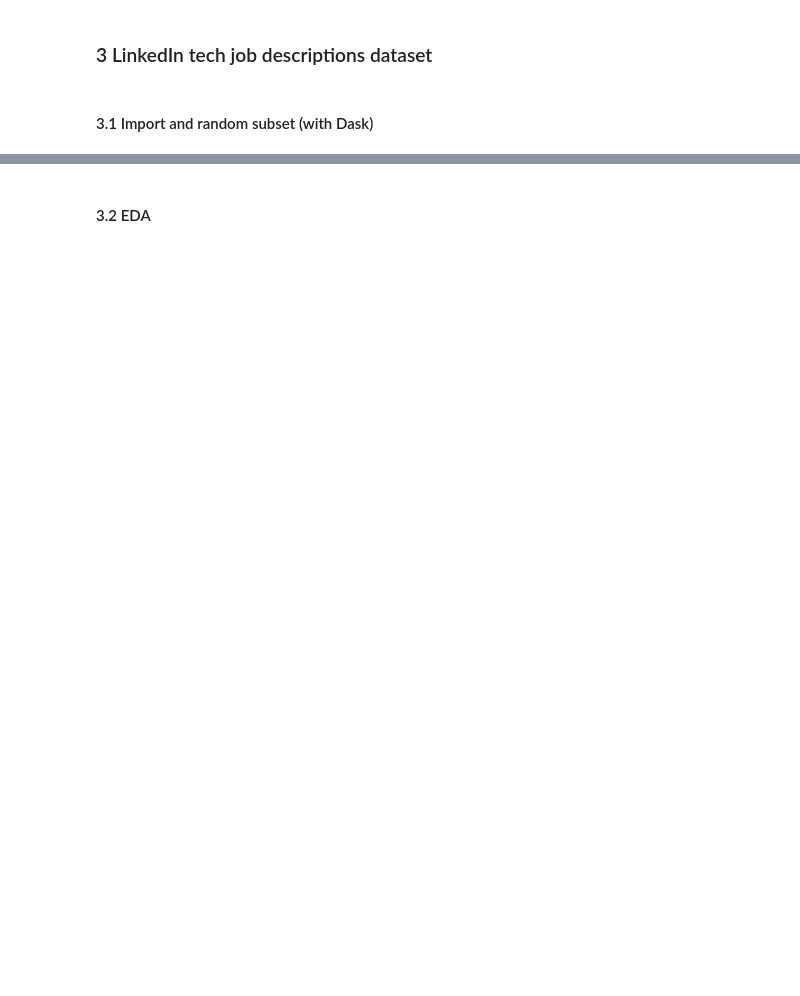
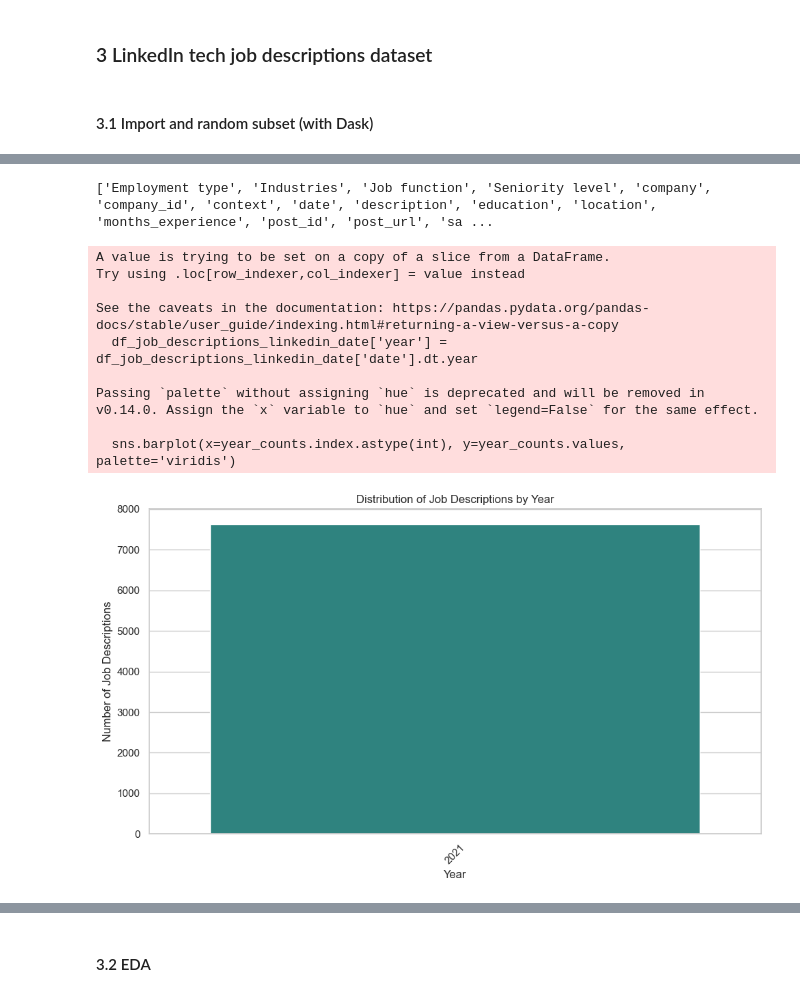
Before and after one commit to Tim60161/workproject_matching_algo, a Jupyter notebook: synthetic_data_binary.ipynb, the cells around one changed output, grey strips where cells are left out. Saved outputs shown, nothing was run; the diff lists cells and outputs as text; code cells hidden in the pictures; blank space fills up the shorter version.

Commit message:
Progress on job descriptions dataset

```diff
--- a/synthetic_data_binary.ipynb
+++ b/synthetic_data_binary.ipynb
@@ -994,0 +988,18 @@ df_job_descriptions_linkedin = dd.read_csv(file_path)
+# %%
+import dask.dataframe as dd
+
+file_path = '/Users/timg/Downloads/jobs.csv'
+
+# Specify the data type for the 'date' column
+dtype = {'date': 'object'}
+
+# Read the CSV file using Dask with specified dtype
+df_job_descriptions_linkedin = dd.read_csv(file_path, dtype=dtype)
+
+# Compute the number of columns
+num_columns = len(df_job_descriptions_linkedin.columns)
+print(f'Number of columns: {num_columns}')
+
+# Compute the number of rows
+num_rows = df_job_descriptions_linkedin.shape[0].compute()
+print(f'Number of rows: {num_rows}')
@@ -994,0 +1018,43 @@ df_job_descriptions_linkedin = dd.read_csv(file_path)
+# %%
+print(df_job_descriptions_linkedin.columns.tolist())
+# %% [output]
+['Employment type', 'Industries', 'Job function', 'Seniority level', 'company', 'company_id', 'context', 'date', 'description', 'education', 'location', 'months_experience', 'post_id', 'post_url', 'sa ...
+# %%
+import pandas as pd
+import matplotlib.pyplot as plt
+import seaborn as sns
+
+#df_job_descriptions_linkedin = df_job_descriptions_linkedin.compute()
+
+# Step 1: Convert 'date' column to datetime format if it's not already
+df_job_descriptions_linkedin['date'] = pd.to_datetime(df_job_descriptions_linkedin['date'], errors='coerce')
+
+# Handle any NaT values (if any dates couldn't be parsed)
+df_job_descriptions_linkedin_date = df_job_descriptions_linkedin.dropna(subset=['date'])
+
+# Step 2: Extract the year from the 'date' column and create a new column 'year'
+df_job_descriptions_linkedin_date['year'] = df_job_descriptions_linkedin_date['date'].dt.year
+
+# Step 3: Calculate the count of job descriptions per year
+year_counts = df_job_descriptions_linkedin_date['year'].value_counts().sort_index()
+
+# Step 4: Plot the distribution of job descriptions by year
+plt.figure(figsize=(10, 6))
+sns.barplot(x=year_counts.index.astype(int), y=year_counts.values, palette='viridis')
+plt.title('Distribution of Job Descriptions by Year')
+plt.xlabel('Year')
+plt.ylabel('Number of Job Descriptions')
+plt.xticks(rotation=45)
+plt.tight_layout()
+plt.show()
+# %% [output]
+A value is trying to be set on a copy of a slice from a DataFrame.
+Try using .loc[row_indexer,col_indexer] = value instead
+
+See the caveats in the documentation: https://pandas.pydata.org/pandas-docs/stable/user_guide/indexing.html#returning-a-view-versus-a-copy
+  df_job_descriptions_linkedin_date['year'] = df_job_descriptions_linkedin_date['date'].dt.year
+
+Passing `palette` without assigning `hue` is deprecated and will be removed in v0.14.0. Assign the `x` variable to `hue` and set `legend=False` for the same effect.
+
+  sns.barplot(x=year_counts.index.astype(int), y=year_counts.values, palette='viridis')
+[figure, added]
```
Also changed, not shown: parts of 19 cells of this notebook.
